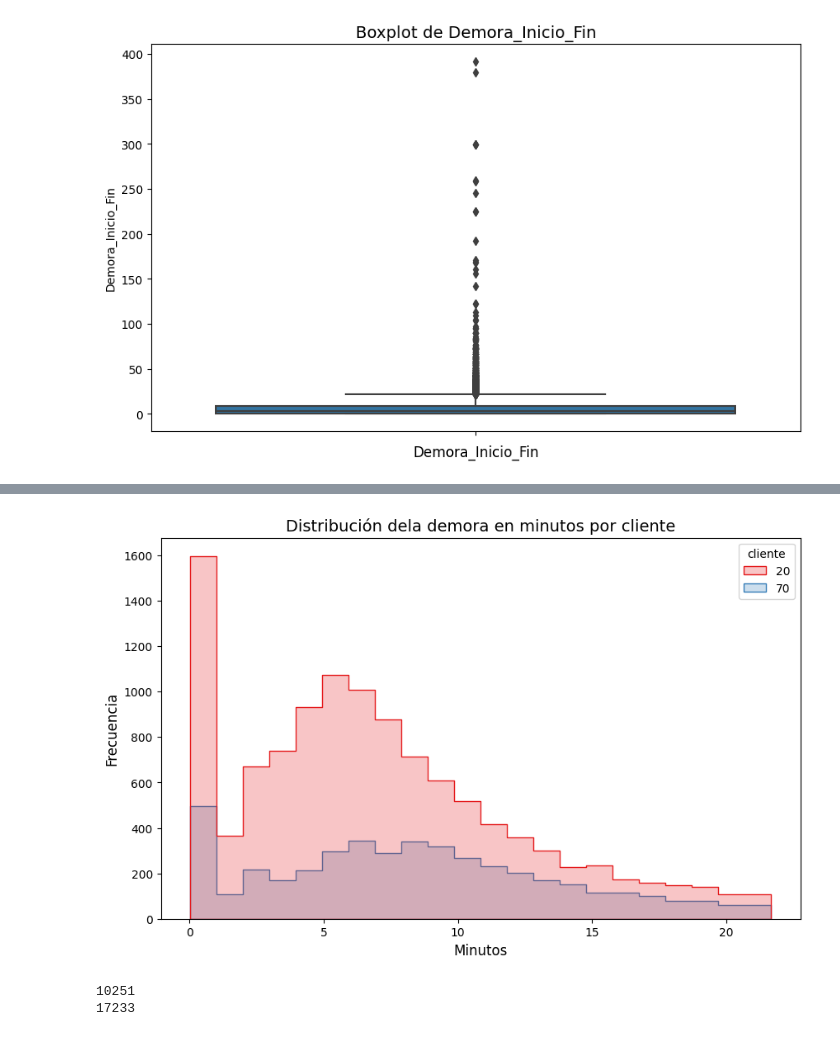
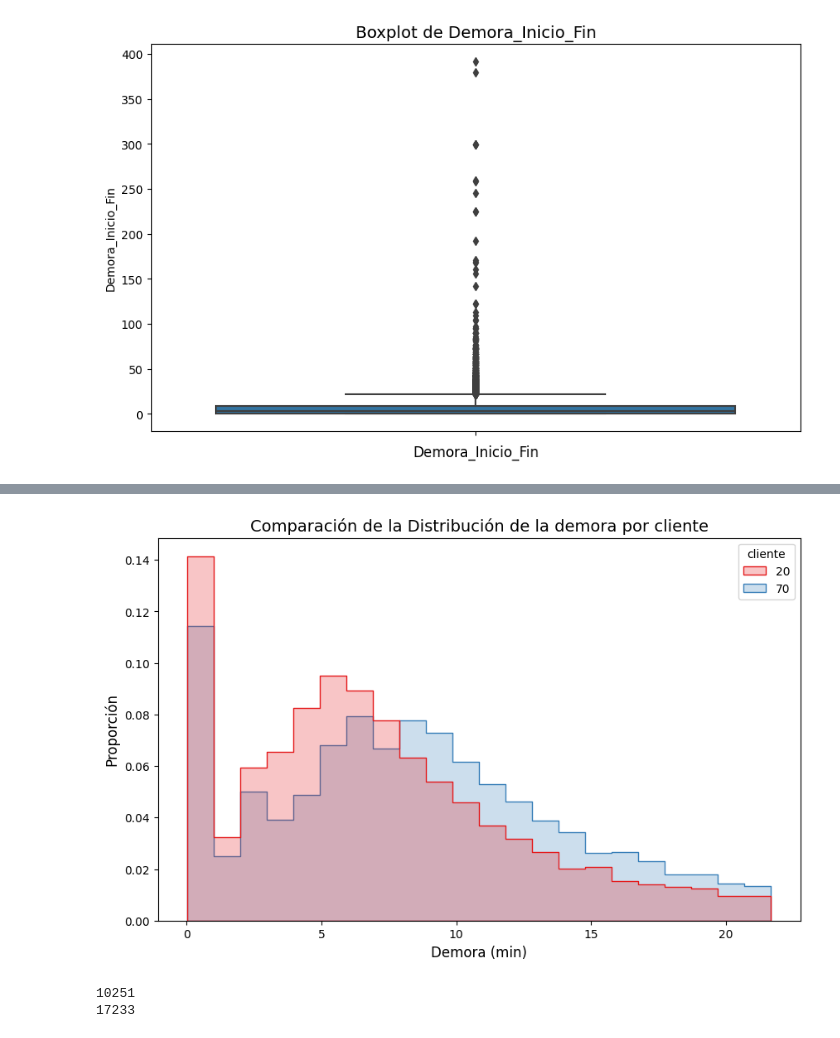
Before and after one commit to Maximo-Verdondoni/DesafioiFlow, a Jupyter notebook: Visualizaciones-Analisis temporal.ipynb, the cells around one changed output, grey strips where cells are left out. Saved outputs shown, nothing was run; the diff lists cells and outputs as text; code cells hidden in the pictures.

```diff
--- a/Visualizaciones-Analisis temporal.ipynb
+++ b/Visualizaciones-Analisis temporal.ipynb
@@ -21,7 +35,11 @@ df.head()
+# %%
+df['FinVisitaReal']    = pd.to_datetime(df['FinVisitaReal'])
+df['InicioVisitaReal'] = pd.to_datetime(df['InicioVisitaReal'])
+df['Demora_Inicio_Fin'] = round((df['FinVisitaReal'] - df['InicioVisitaReal']).dt.seconds.div(60),2)
 # %%
-df['VisitaHora_Fin'] = pd.to_datetime(df['VisitaHora_Fin'])
-df['VisitaHora_Inicio'] = pd.to_datetime(df['VisitaHora_Inicio'])
-df['Demora_Inicio_Fin'] = round((df['VisitaHora_Fin'] - df['VisitaHora_Inicio']).dt.seconds.div(60),2)
+# df['VisitaHora_Fin']    = pd.to_datetime(df['VisitaHora_Fin'])
+# df['VisitaHora_Inicio'] = pd.to_datetime(df['VisitaHora_Inicio'])
+# df['Demora_Inicio_Fin'] = round((df['VisitaHora_Fin'] - df['VisitaHora_Inicio']).dt.seconds.div(60),2)
 # %%
 df.head(5)
 # %% [output]
@@ -163,22 +323,29 @@ df_outliers.query('localidad == "Balvanera"')
 # %%
-# HACER POR PROPORCION NO POR FRECUENCIA
-import seaborn as sns
-import matplotlib.pyplot as plt
-
-# Supongamos que tu DataFrame se llama 'df', la columna con las categorías 'categoria' y la columna con los valores 'valores'
 plt.figure(figsize=(10, 6))
 
-# Usamos histplot para las distribuciones de cada categoría
-sns.histplot(data=df_sin_outliers[df_sin_outliers['VisitaHora_Inicio']!=df_sin_outliers['VisitaHora_Fin']], x='Demora_Inicio_Fin', hue='cliente', element="step", palette="Set1", bins=22)
+# Calcular el número total de observaciones por cliente para normalizar
+total_por_cliente = df_sin_outliers[df_sin_outliers['VisitaHora_Inicio'] != df_sin_outliers['VisitaHora_Fin']]['cliente'].value_counts()
+
+# Usar histplot para las distribuciones de cada categoría, con pesos para calcular la proporción
+sns.histplot(
+    data=df_sin_outliers[df_sin_outliers['VisitaHora_Inicio'] != df_sin_outliers['VisitaHora_Fin']],
+    x='Demora_Inicio_Fin',
+    hue='cliente',
+    element="step",
+    palette="Set1",
+    bins=22,
+    stat="density",
+    common_norm=False
+)
 
 # Títulos y etiquetas
-plt.title('Distribución dela demora en minutos por cliente', fontsize=14)
-plt.xlabel('Minutos', fontsize=12)
-plt.ylabel('Frecuencia', fontsize=12)
-# plt.xlim(0,75)
+plt.title('Comparación de la Distribución de la demora por cliente', fontsize=14)
+plt.xlabel('Demora (min)', fontsize=12)
+plt.ylabel('Proporción', fontsize=12)
+
 plt.show()
 # %% [output]
-[figure, old version]
+[figure, new version]
 # %%
 print(len(df[df['Demora_Inicio_Fin']==0]))
 print(len(df[df['Demora_Inicio_Fin']!=0]))
```
Also changed, not shown: parts of 75 cells of this notebook, 2 other files.
